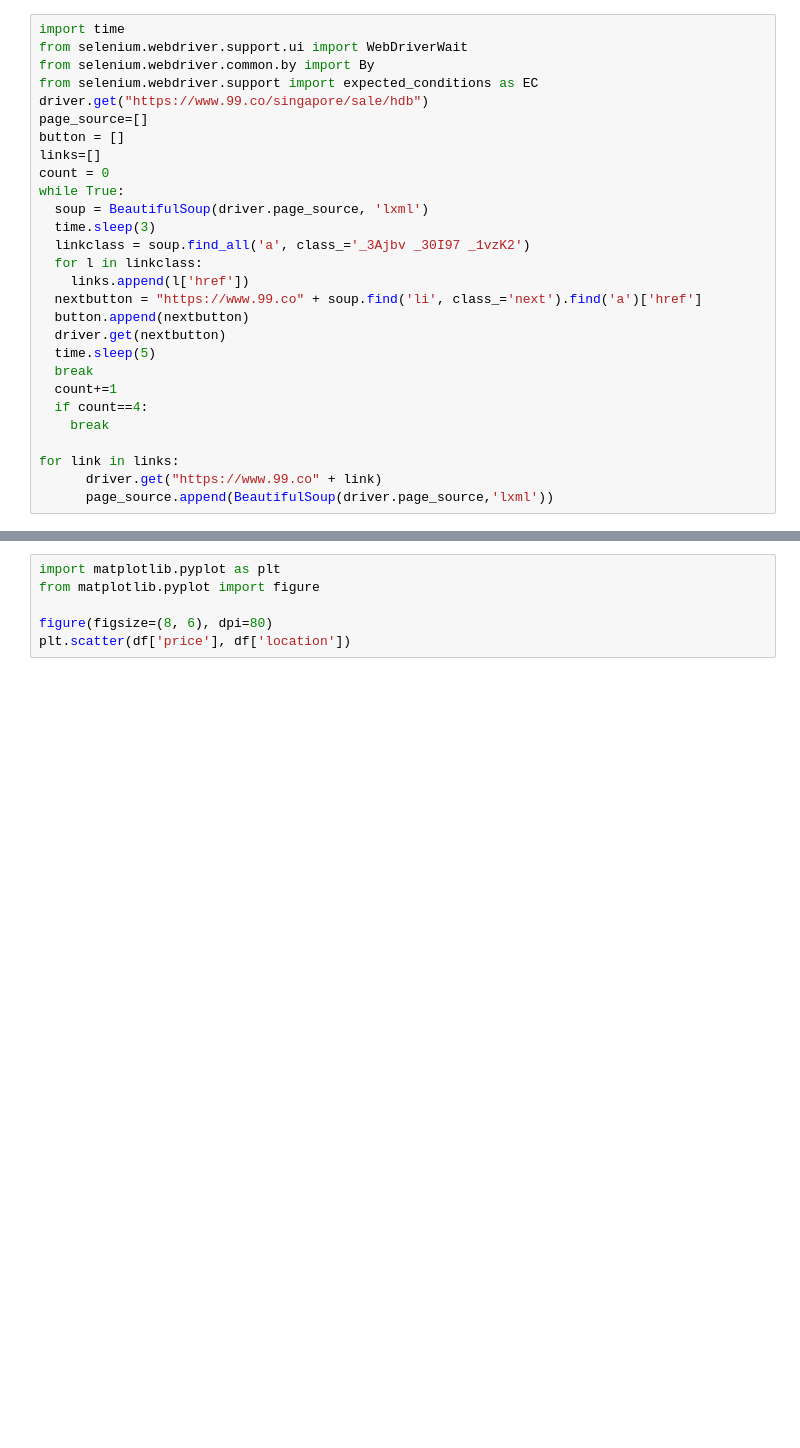
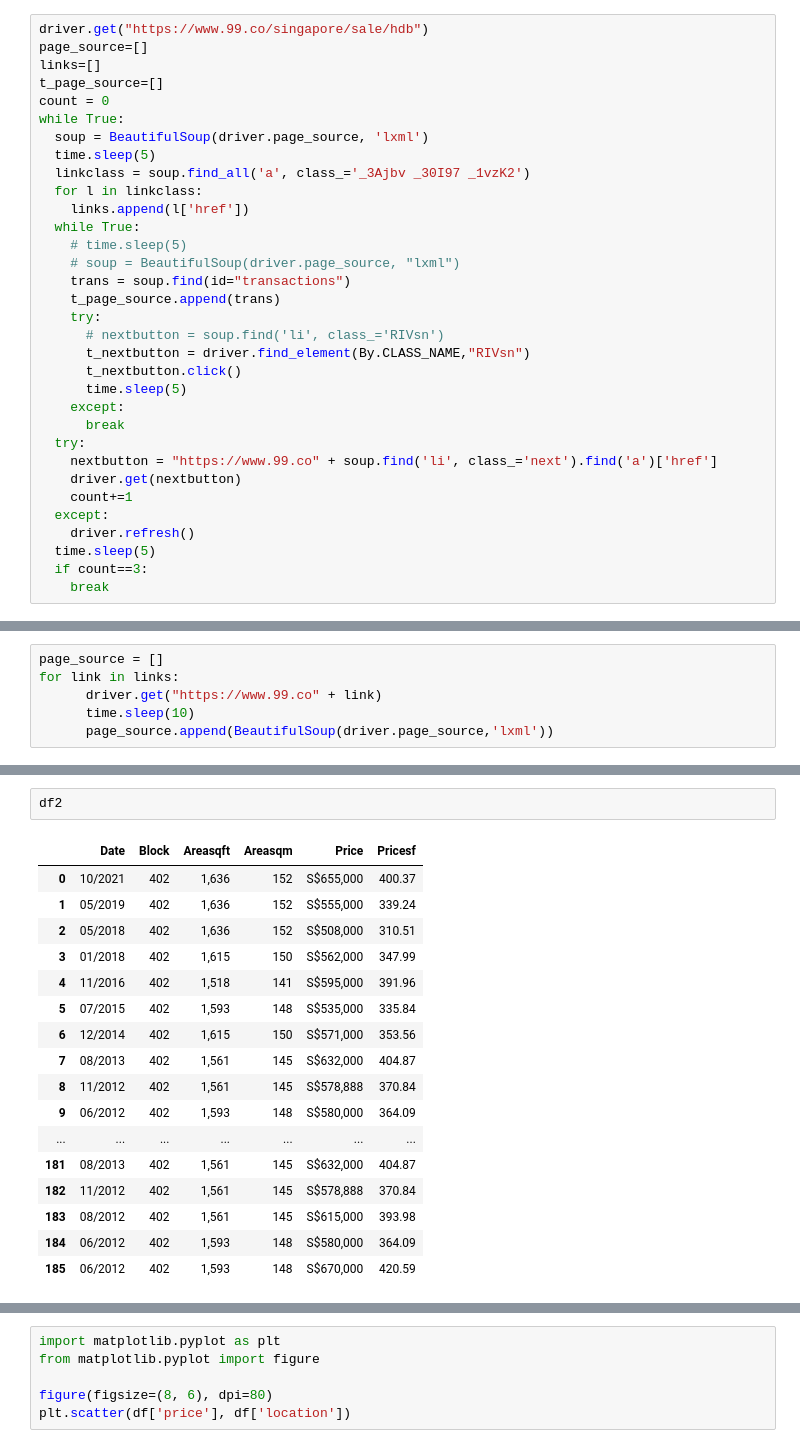
Before and after one commit to limminxian/DAC_residential, a Jupyter notebook: 99co.ipynb, the cells around one changed output, grey strips where cells are left out. Drawn from its saved outputs; the diff is of its cells as text; blank space fills up the shorter version.

```diff
--- a/99co.ipynb
+++ b/99co.ipynb
@@ -95,28 +99,33 @@ driver = webdriver.Chrome('chromedriver',options=chrome_options)
 # %%
-import time
-from selenium.webdriver.support.ui import WebDriverWait
-from selenium.webdriver.common.by import By
-from selenium.webdriver.support import expected_conditions as EC
 driver.get("https://www.99.co/singapore/sale/hdb")
 page_source=[]
-button = []
 links=[]
+t_page_source=[]
 count = 0
 while True:
   soup = BeautifulSoup(driver.page_source, 'lxml')
-  time.sleep(3)
+  time.sleep(5)
   linkclass = soup.find_all('a', class_='_3Ajbv _30I97 _1vzK2')
   for l in linkclass:
     links.append(l['href'])
-  nextbutton = "https://www.99.co" + soup.find('li', class_='next').find('a')['href']
-  button.append(nextbutton)
-  driver.get(nextbutton)
+  while True:
+    # time.sleep(5)
+    # soup = BeautifulSoup(driver.page_source, "lxml")
+    trans = soup.find(id="transactions")
+    t_page_source.append(trans)
+    try:
+      # nextbutton = soup.find('li', class_='RIVsn')
+      t_nextbutton = driver.find_element(By.CLASS_NAME,"RIVsn")
+      t_nextbutton.click()
+      time.sleep(5)
+    except:
+      break
+  try:
+    nextbutton = "https://www.99.co" + soup.find('li', class_='next').find('a')['href']
+    driver.get(nextbutton)
+    count+=1
+  except:
+    driver.refresh()
   time.sleep(5)
-  break
-  count+=1
-  if count==4:
+  if count==3:
     break
-
-for link in links:
-      driver.get("https://www.99.co" + link)
-      page_source.append(BeautifulSoup(driver.page_source,'lxml'))
@@ -122,0 +136,6 @@ for link in links:
+# %%
+page_source = []
+for link in links:
+      driver.get("https://www.99.co" + link)
+      time.sleep(10)
+      page_source.append(BeautifulSoup(driver.page_source,'lxml'))
@@ -152,0 +221,20 @@ for page in page_source:
+# %%
+df2
+# %% [output]
+|  | Date | Block | Areasqft | Areasqm | Price | Pricesf |
+| 0 | 10/2021 | 402 | 1,636 | 152 | S$655,000 | 400.37 |
+| 1 | 05/2019 | 402 | 1,636 | 152 | S$555,000 | 339.24 |
+| 2 | 05/2018 | 402 | 1,636 | 152 | S$508,000 | 310.51 |
+| 3 | 01/2018 | 402 | 1,615 | 150 | S$562,000 | 347.99 |
+| 4 | 11/2016 | 402 | 1,518 | 141 | S$595,000 | 391.96 |
+| 5 | 07/2015 | 402 | 1,593 | 148 | S$535,000 | 335.84 |
+| 6 | 12/2014 | 402 | 1,615 | 150 | S$571,000 | 353.56 |
+| 7 | 08/2013 | 402 | 1,561 | 145 | S$632,000 | 404.87 |
+| 8 | 11/2012 | 402 | 1,561 | 145 | S$578,888 | 370.84 |
+| 9 | 06/2012 | 402 | 1,593 | 148 | S$580,000 | 364.09 |
+| ... | ... | ... | ... | ... | ... | ... |
+| 181 | 08/2013 | 402 | 1,561 | 145 | S$632,000 | 404.87 |
+| 182 | 11/2012 | 402 | 1,561 | 145 | S$578,888 | 370.84 |
+| 183 | 08/2012 | 402 | 1,561 | 145 | S$615,000 | 393.98 |
+| 184 | 06/2012 | 402 | 1,593 | 148 | S$580,000 | 364.09 |
+| 185 | 06/2012 | 402 | 1,593 | 148 | S$670,000 | 420.59 |
```
Also changed, not shown: parts of 15 cells of this notebook.
